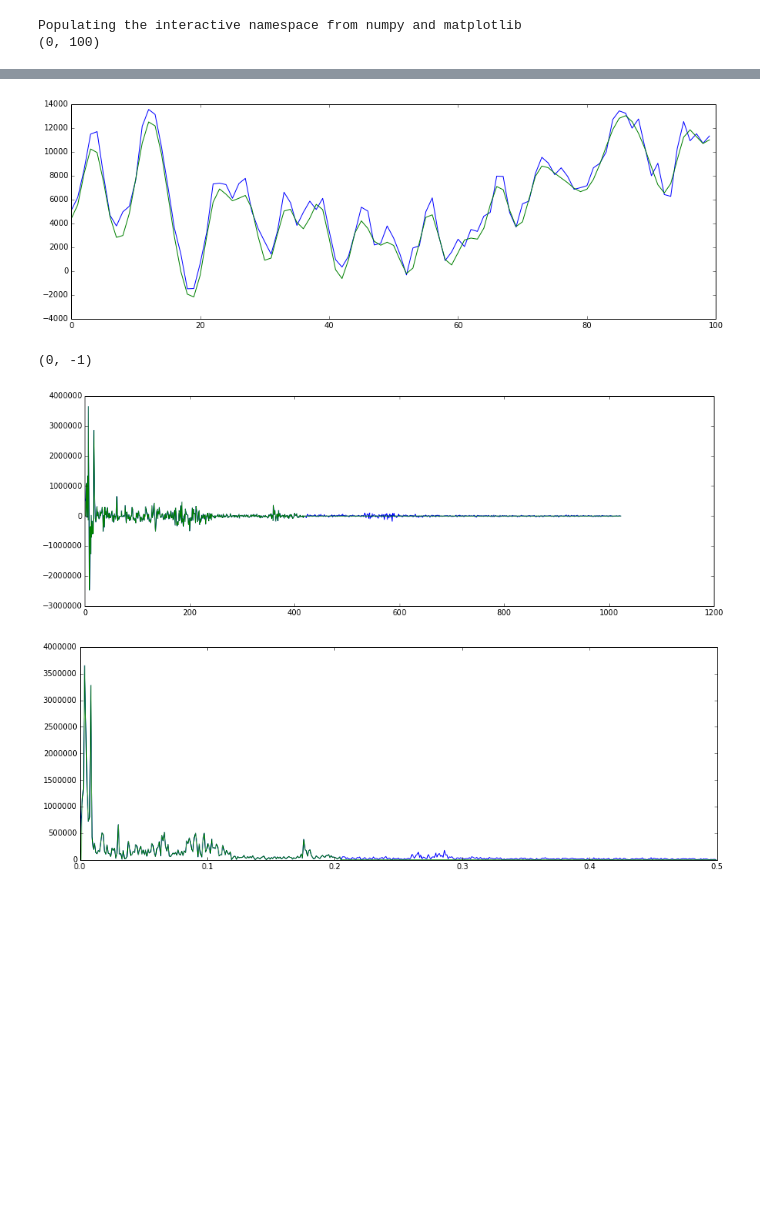
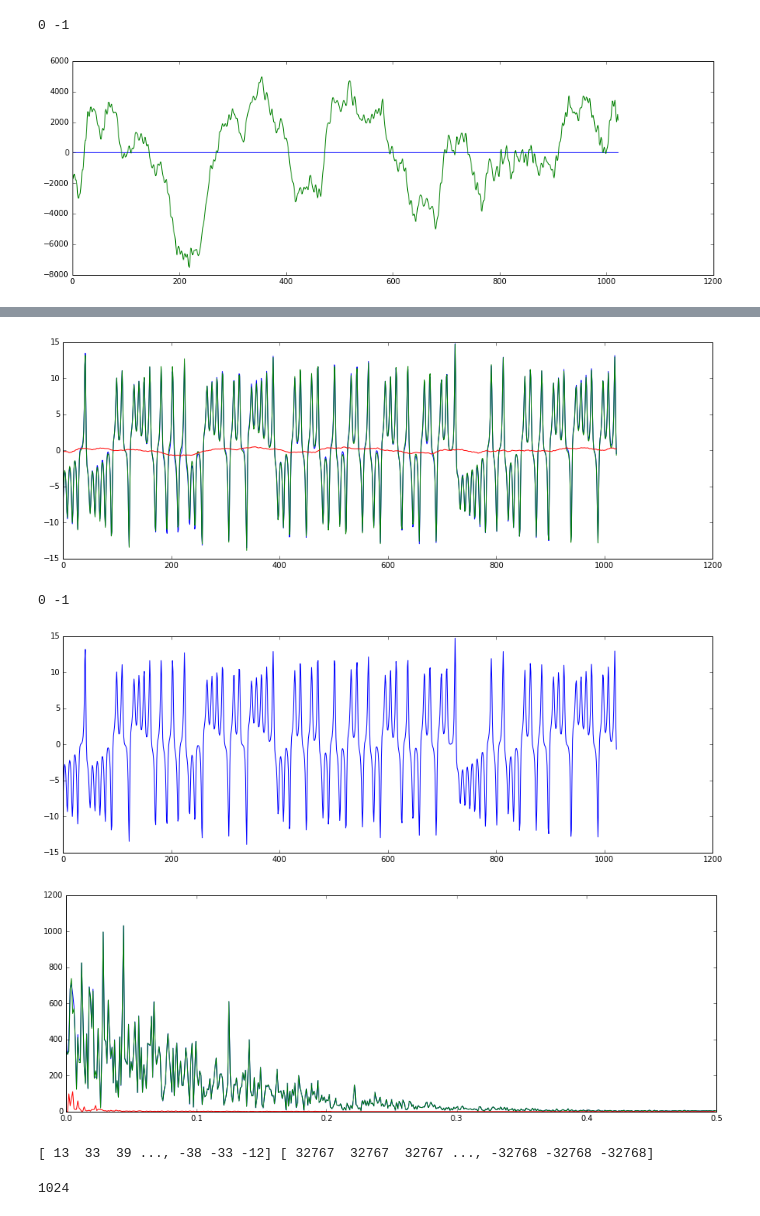
Before and after one commit to abhisheietk/crypto-chaotic, a Jupyter notebook: doc/client.ipynb, the cells around one changed output, grey strips where cells are left out. Saved outputs shown, nothing was run; the diff lists cells and outputs as text; code cells hidden in the pictures; blank space fills up the shorter version.

```diff
--- a/doc/client.ipynb
+++ b/doc/client.ipynb
@@ -13,7 +13,7 @@ CHUNK = 1024
 FORMAT = pyaudio.paInt16
 CHANNELS = 1
 RATE = 44100
-RECORD_SECONDS = 1
+RECORD_SECONDS = 5
 #WAVE_OUTPUT_FILENAME = "output.wav"
 
 class EchoClientDatagramProtocol(DatagramProtocol):
@@ -122,7 +122,6 @@ outputStream.write(buff)
 outputStream.stop_stream()
 outputStream.close()
 # %%
-%pylab inline
 from matplotlib import rcParams
 import matplotlib.pyplot as plt
 import numpy as np
@@ -130,6 +129,9 @@ from random import randrange
 from crypto_chaotic import lorenz_attractor, modulation
 from scipy.fftpack import rfft, irfft, fftfreq
 
+tstep = 0.1
+ndrop = 15
+N = 4
 
 p = pyaudio.PyAudio()
 buff = protocol.buff.tostring()
@@ -137,7 +139,7 @@ outputStream = p.open(format=FORMAT,
                       channels=CHANNELS,
                       rate=RATE,
                       output=True)
-
+recovered_buff = np.array([],  dtype=np.int16)
 for i in protocol.voicebuff:
 
     #########################################
@@ -154,8 +156,8 @@ for i in protocol.voicebuff:
     #########################################
     ###         Frequency Domain          ###
     #########################################
-    d=1024.0/44100
-    W = fftfreq(modsig.size, d=44100/1024)
+    d=(1.0 * CHUNK)/RATE
+    W = fftfreq(modsig.size, d=RATE/CHUNK)
     #print d
     f_signal = rfft(modsig)
 
@@ -174,20 +176,30 @@ for i in protocol.voicebuff:
     #########################################
     ###            Time Domain            ###
     #########################################
-    cut_signal = irfft(cut_f_signal)
+    cut_signal0 = irfft(cut_f_signal)
+    cut_signal = np.array(cut_signal0/10000, dtype=np.float64)
 
+    #########################################
+    ###           Chaos Encrypt           ###
+    #########################################
+    encryptedx, xt = lorenz_attractor.chaos_encrypt(cut_signal, N = N, tstep = tstep, ndrop = ndrop)
 
+    recovered, xr = lorenz_attractor.chaos_decrypt(encryptedx, N = N, tstep = tstep, ndrop = ndrop)
+    #outputStream.write(i)
+    encryptedx_amp = encryptedx * 10000
+    recovered_amp = recovered * 10000
 
-    #outputStream.write(i)
-    buff = np.array(cut_signal.astype(int), dtype=np.int16)
-    outputStream.write(buff.tostring())
+    recovered_buff = np.append(recovered_buff, np.array(recovered_amp.astype(int), dtype=np.int16))
+    #buff = np.array(recovered_amp.astype(int), dtype=np.int16)
+outputStream.write(recovered_buff.tostring())
 
 outputStream.stop_stream()
 outputStream.close()
 
-modulation.plotamp([modsig, cut_signal], xmin = 0, xmax = 100)
-modulation.plotamp([f_signal, cut_f_signal], xmin = 0, xmax = 0)
-modulation.drawfft([modsig, cut_signal], xlow=0, xhigh=0, ylow=0, yhigh=0)
+modulation.plotamp([cut_signal, cut_signal0], xmin = 0, xmax = 0)
+modulation.plotamp([encryptedx, xt, cut_signal], xmin = 0, xmax = 0)
+modulation.plotamp([xt], xmin = 0, xmax = 0)
+modulation.drawfft([encryptedx, xt, cut_signal], xlow=0, xhigh=0, ylow=0, yhigh=0)
 # %% [output]
-Populating the interactive namespace from numpy and matplotlib
-(0, 100)
+0 -1
+[figure, new version]
@@ -196,8 +207,12 @@ WARNING: pylab import has clobbered these variables: ['irfft', 'rfft']
-[figure, old version]
+[figure, new version]
-(0, -1)
+0 -1
-[figure, old version]
-[figure, old version]
+[figure, new version]
+[figure, added]
 # %%
 print cut_signal.astype(int), modsig
+# %% [output]
+[ 13  33  39 ..., -38 -33 -12] [ 32767  32767  32767 ..., -32768 -32768 -32768]
 # %%
 print f_signal.size
+# %% [output]
+1024
```
Also changed, not shown: parts of 5 cells of this notebook, 6 other files.
